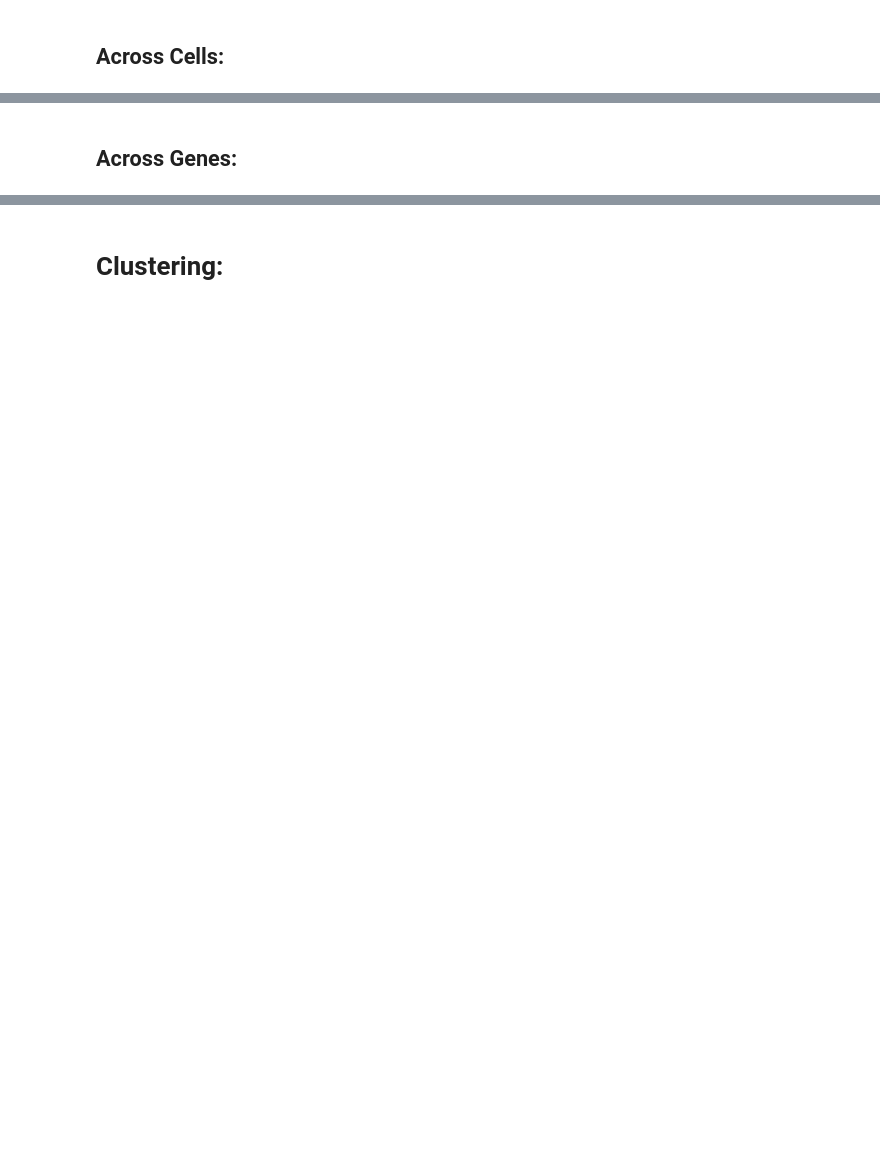
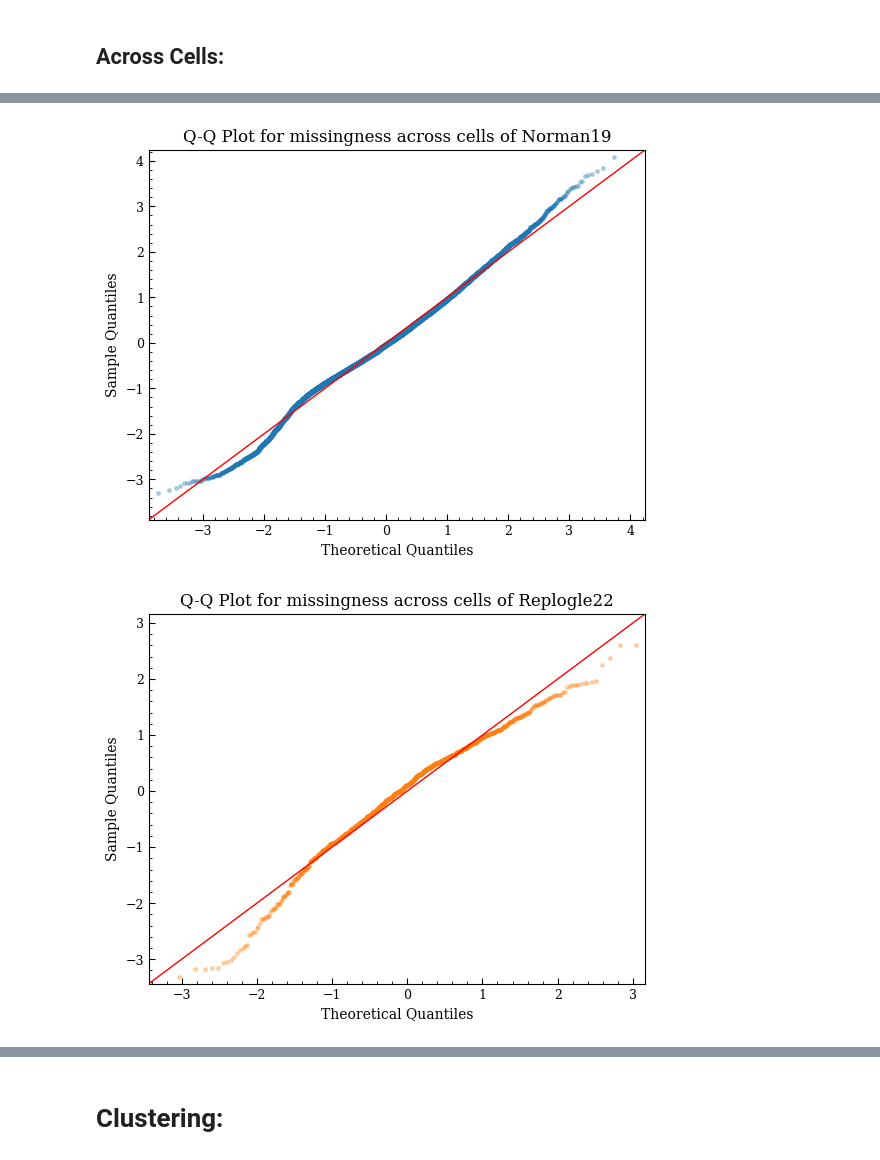
Before and after one commit to GeorgSommerer/bsc_thesis_pGRiNS, a Jupyter notebook: plot_stuff.ipynb, the cells around one changed output, grey strips where cells are left out. Drawn from its saved outputs; the diff is of its cells as text; code cells hidden in the pictures; blank space fills up the shorter version.

```diff
--- a/plot_stuff.ipynb
+++ b/plot_stuff.ipynb
@@ -67,0 +81,16 @@ Calculate QC metrics...
+# %%
+cs = [0,1,2]
+names = ["Norman19","Replogle22","m+uGRiNS"]
+data = [norman_data,replogle_data,grins_data_2]
+fig, axs = plt.subplots(1,3,figsize=(15,6))
+cs = [0,1,6]
+axs[0].set_ylabel("Variance")
+plt.suptitle("Mean Variance Plot of log-normalized data")
+for i, adata in zip(range(len(cs)),data):#,replogle_data,grins_data_2]:
+    a_mean = np.asarray(adata.layers["log1p"].mean(axis=0)).squeeze()
+    a_squared = adata.layers["log1p"].multiply(adata.layers["log1p"])
+    a_var = np.asarray(np.mean(a_squared,axis=0)).squeeze()-a_mean*a_mean
+    axs[i].scatter(a_mean,a_var,s=2,c=prop_cycle[cs[i]])
+    axs[i].set_title(f"{names[i]}")
+    axs[i].set_xlabel("Mean",fontsize=14)
+plt.show()
@@ -132,2 +170,16 @@ plt.show()
-# %% [markdown]
-## Across Genes:
+# %%
+pps = [sm.ProbPlot(norman_data.obs["n_genes_by_counts"], fit=True),
+    sm.ProbPlot(replogle_data.obs["n_genes_by_counts"], fit=True),
+    sm.ProbPlot(grins_data_2.obs["n_genes_by_counts"], fit=True),
+    sm.ProbPlot(grins_data.obs["n_genes_by_counts"], fit=True)]
+for i in range(len(pps)):
+    qq = pps[i].qqplot(marker='.', markerfacecolor=prop_cycle[cs[i]], markeredgecolor=prop_cycle[cs[i]], alpha=0.3,markersize=5)#,axs=[0,0])
+    sm.qqline(qq.axes[0], line='45', fmt='r--',lw=1)
+    plt.title(f"Q-Q Plot for missingness across cells of {names[i]}")
+    plt.show()
+
+# Not perfectly normal, but approximatively so
+# uGRiNS (esp. m+uGRiNS) has two approx-normal sections
+# %% [output]
+[figure, added]
+[figure, added]
```
Also changed, not shown: parts of 25 cells of this notebook, 7 other files.
